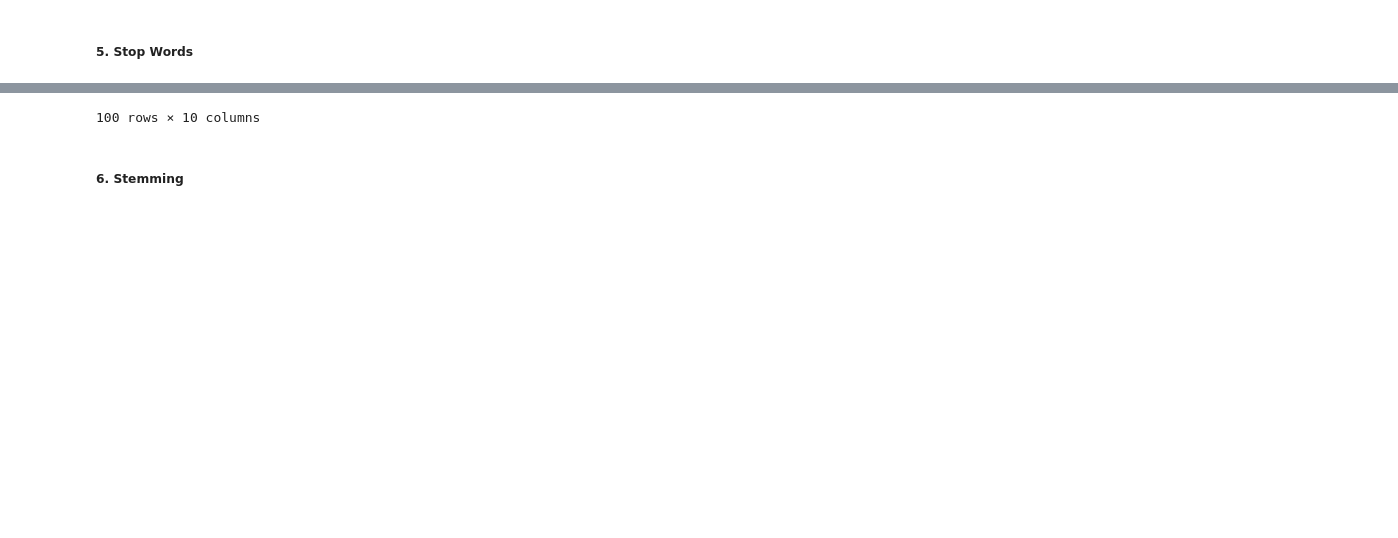
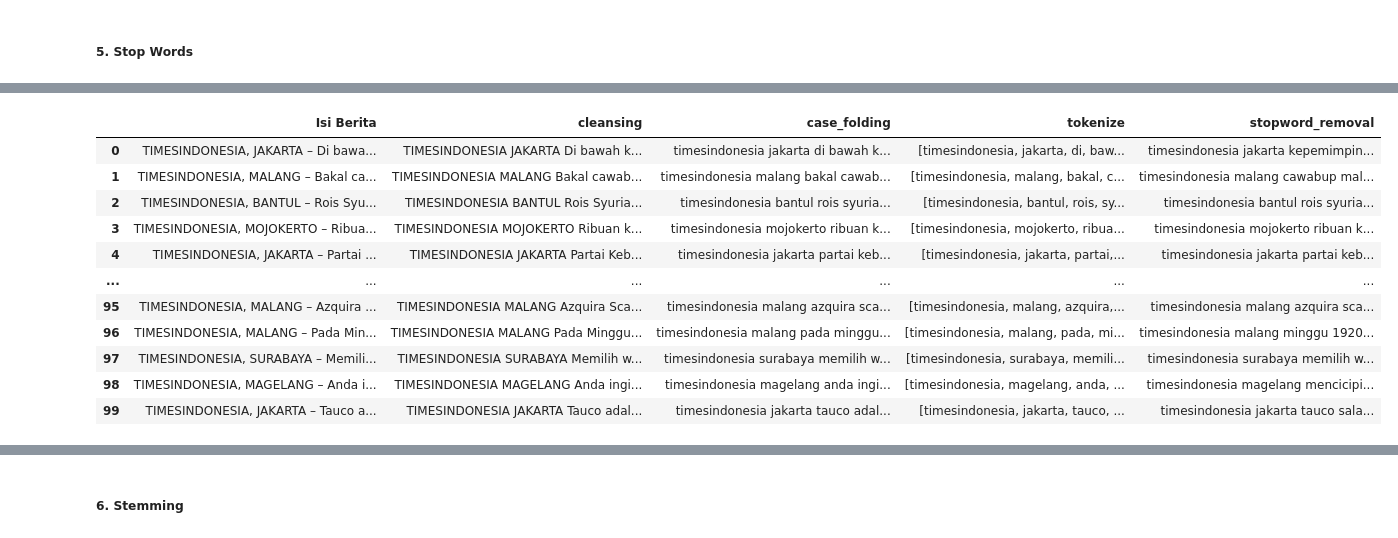
Before and after one commit to jennamacwe/ppw, a Jupyter notebook: _sources/Logistic Regression.ipynb, the cells around one changed output, grey strips where cells are left out. Drawn from its saved outputs; the diff is of its cells as text; code cells hidden in the pictures; blank space fills up the shorter version.

```diff
--- a/_sources/Logistic Regression.ipynb
+++ b/_sources/Logistic Regression.ipynb
@@ -86,35 +86,3 @@ df
 df['Kategori'] = df['Kategori Berita'].map({'Politik': 0, 'Gaya Hidup': 1})
 # %% [markdown]
 ##### **2. Cleansing**
-# %%
-def remove_url(data_berita):
-  url = re.compile(r'https?://\S+|www\.S+')
-  return url.sub(r'', data_berita)
-
-def remove_html(data_berita):
-  html = re.compile(r'<.#?>')
-  return html.sub(r'', data_berita)
-
-def remove_emoji(data_berita):
-  emoji_pattern = re.compile("["
-      u"\U0001F600-\U0001F64F"
-      u"\U0001F300-\U0001F5FF"
-      u"\U0001F680-\U0001F6FF"
-      u"\U0001F1E0-\U0001F1FF""]+", flags=re.UNICODE)
-  return emoji_pattern.sub(r'', data_berita)
-
-def remove_numbers(data_berita):
-  data_berita = re.sub(r'\d+', '', data_berita)
-  return data_berita
-
-def remove_symbols(data_berita):
-  data_berita = re.sub(r'[^a-zA-Z0-9\s]', '', data_berita)
-  return data_berita
-
-df['cleansing'] = df['Isi Berita'].apply(lambda x: remove_url(x))
-df['cleansing'] = df['cleansing'].apply(lambda x: remove_html(x))
-df['cleansing'] = df['cleansing'].apply(lambda x: remove_emoji(x))
-df['cleansing'] = df['cleansing'].apply(lambda x: remove_symbols(x))
-df['cleansing'] = df['cleansing'].apply(lambda x: remove_numbers(x))
-
-df
@@ -134,0 +89,8 @@ df
+# %%
+def remove_symbols(data_berita):
+  data_berita = re.sub(r'[^a-zA-Z0-9\s]', '', data_berita) #menghapus karakter
+  return data_berita
+
+df['cleansing'] = df['Isi Berita'].apply(lambda x: remove_symbols(x))
+
+df
@@ -188,11 +170,20 @@ df
 # %%
-nltk.download('stopwords')
-stop_words = stopwords.words('indonesian')
-
 def remove_stopwords(text):
   return [word for word in text if word not in stop_words]
 
 df['stopword_removal'] = df['tokenize'].apply(lambda x: ' '.join(remove_stopwords(x)))
 
-df
+df[['Isi Berita', 'cleansing', 'case_folding', 'tokenize', 'stopword_removal']]
 # %% [output]
+|  | Isi Berita | cleansing | case_folding | tokenize | stopword_removal |
+| 0 | TIMESINDONESIA, JAKARTA – Di bawa... | TIMESINDONESIA JAKARTA Di bawah k... | timesindonesia jakarta di bawah k... | [timesindonesia, jakarta, di, baw... | timesindonesia jakarta kepemimpin... |
+| 1 | TIMESINDONESIA, MALANG – Bakal ca... | TIMESINDONESIA MALANG Bakal cawab... | timesindonesia malang bakal cawab... | [timesindonesia, malang, bakal, c... | timesindonesia malang cawabup mal... |
+| 2 | TIMESINDONESIA, BANTUL – Rois Syu... | TIMESINDONESIA BANTUL Rois Syuria... | timesindonesia bantul rois syuria... | [timesindonesia, bantul, rois, sy... | timesindonesia bantul rois syuria... |
+| 3 | TIMESINDONESIA, MOJOKERTO – Ribua... | TIMESINDONESIA MOJOKERTO Ribuan k... | timesindonesia mojokerto ribuan k... | [timesindonesia, mojokerto, ribua... | timesindonesia mojokerto ribuan k... |
+| 4 | TIMESINDONESIA, JAKARTA – Partai ... | TIMESINDONESIA JAKARTA Partai Keb... | timesindonesia jakarta partai keb... | [timesindonesia, jakarta, partai,... | timesindonesia jakarta partai keb... |
+| ... | ... | ... | ... | ... | ... |
+| 95 | TIMESINDONESIA, MALANG – Azquira ... | TIMESINDONESIA MALANG Azquira Sca... | timesindonesia malang azquira sca... | [timesindonesia, malang, azquira,... | timesindonesia malang azquira sca... |
+| 96 | TIMESINDONESIA, MALANG – Pada Min... | TIMESINDONESIA MALANG Pada Minggu... | timesindonesia malang pada minggu... | [timesindonesia, malang, pada, mi... | timesindonesia malang minggu 1920... |
+| 97 | TIMESINDONESIA, SURABAYA – Memili... | TIMESINDONESIA SURABAYA Memilih w... | timesindonesia surabaya memilih w... | [timesindonesia, surabaya, memili... | timesindonesia surabaya memilih w... |
+| 98 | TIMESINDONESIA, MAGELANG – Anda i... | TIMESINDONESIA MAGELANG Anda ingi... | timesindonesia magelang anda ingi... | [timesindonesia, magelang, anda, ... | timesindonesia magelang mencicipi... |
+| 99 | TIMESINDONESIA, JAKARTA – Tauco a... | TIMESINDONESIA JAKARTA Tauco adal... | timesindonesia jakarta tauco adal... | [timesindonesia, jakarta, tauco, ... | timesindonesia jakarta tauco sala... |
@@ -213,4 +191,3 @@ df
-100 rows × 10 columns
 # %% [markdown]
 ##### **6. Stemming**
 # %%
```
Also changed, not shown: parts of 9 cells of this notebook, 52 other files.
